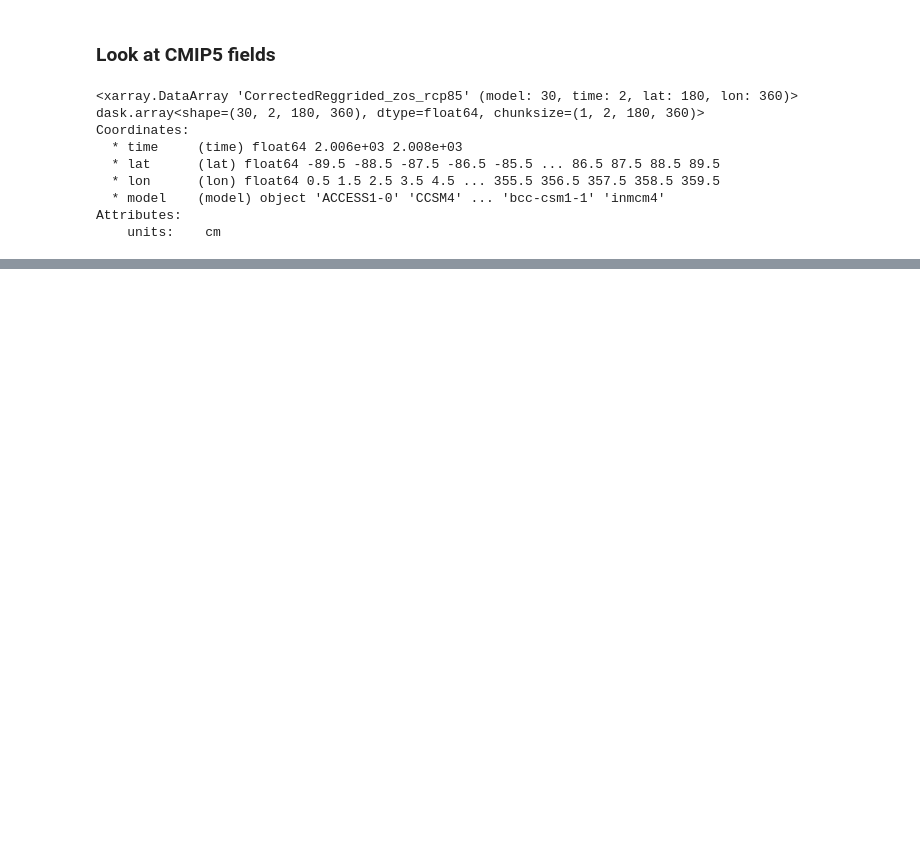
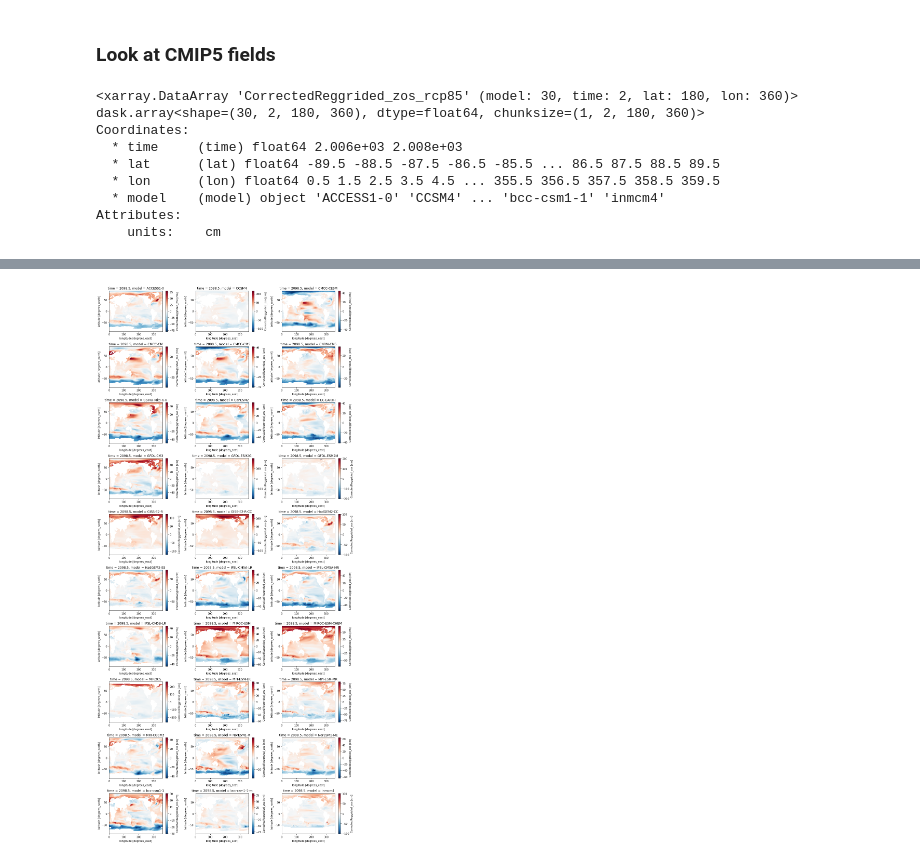
Before and after one commit to dlebars/CMIP_SeaLevel, a Jupyter notebook: notebooks/PlotZOS.ipynb, the cells around one changed output, grey strips where cells are left out. Cells and saved outputs as stored; diff of their text form; code cells hidden in the pictures; blank space fills up the shorter version.

```diff
--- a/notebooks/PlotZOS.ipynb
+++ b/notebooks/PlotZOS.ipynb
@@ -55,0 +58,3 @@ fig.tight_layout()
+# %%
+cmip5_zos_2100 = xr.open_mfdataset(data_dir+'CMIP5_zos_rcp85_*_2098_2100.nc')
+cmip5_zos_2100
@@ -55,0 +87,4 @@ fig.tight_layout()
+# %%
+plot_all_models(cmip5_zos_2100)
+# %% [output]
+[figure, added]
```
Also changed, not shown: parts of 9 cells of this notebook, 1 other file.
